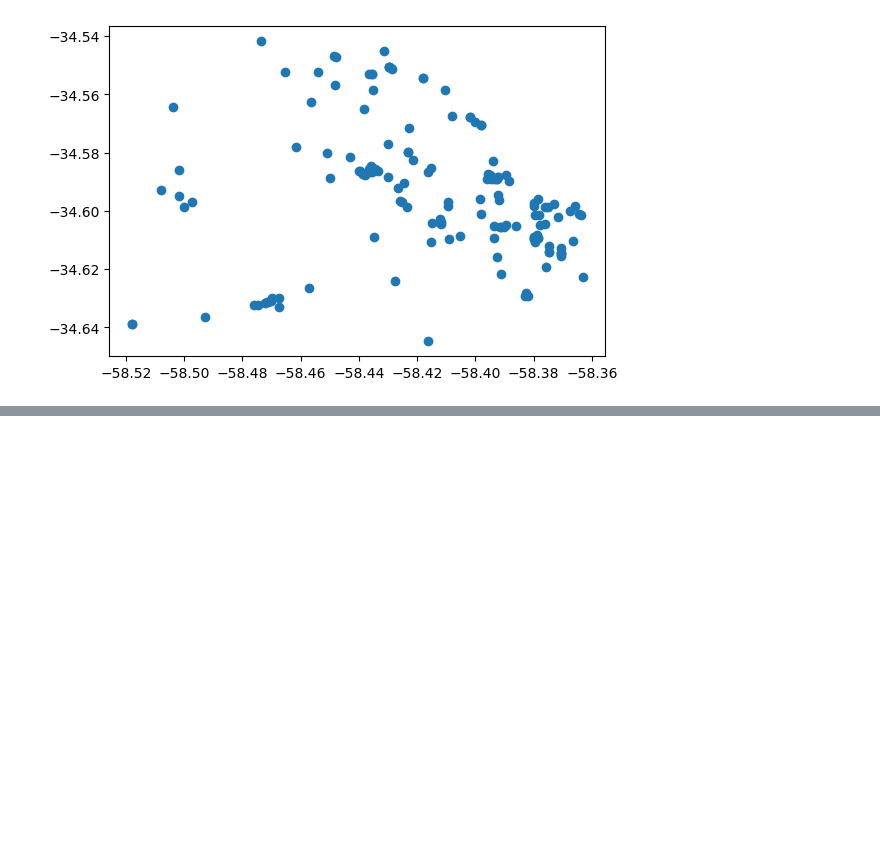
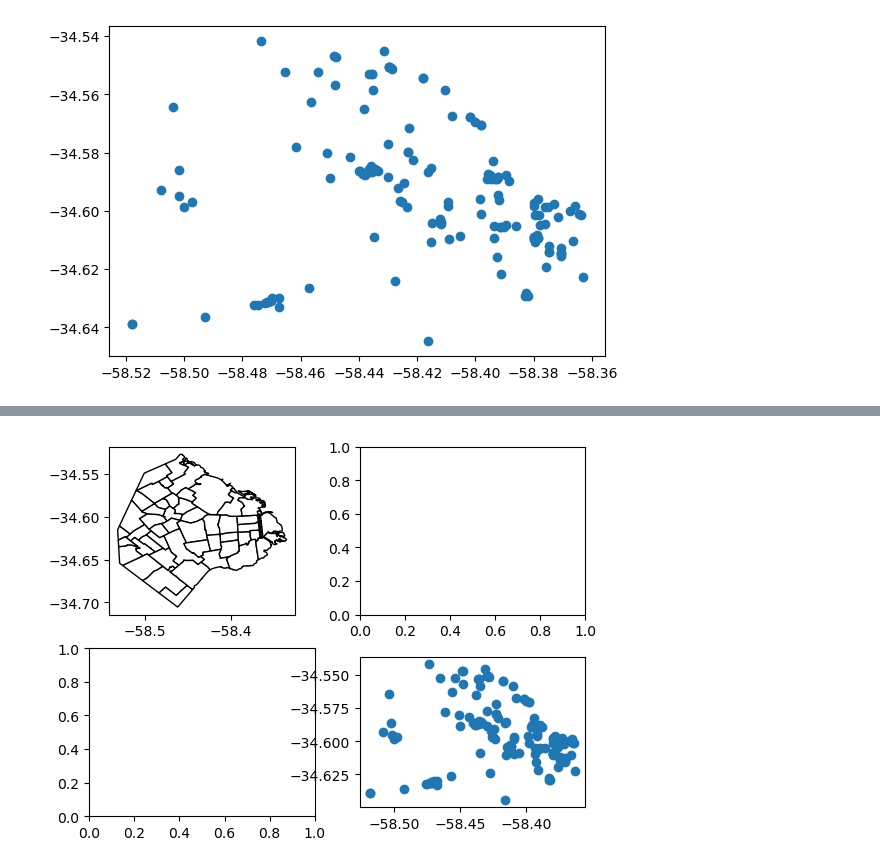
Before and after one commit to Facundo-Peloso/Practica-de-Clases, a Jupyter notebook: clase_07/dsad_2021/M1/CLASE_07_GeoPandas/Notebooks/clase7-mia.ipynb, the cells around one changed output, grey strips where cells are left out. Cells and saved outputs as stored; diff of their text form; code cells hidden in the pictures; blank space fills up the shorter version.

```diff
--- a/clase_07/dsad_2021/M1/CLASE_07_GeoPandas/Notebooks/clase7-mia.ipynb
+++ b/clase_07/dsad_2021/M1/CLASE_07_GeoPandas/Notebooks/clase7-mia.ipynb
@@ -17,0 +55,13 @@ geo_locales.plot()
+# %%
+#armame figura y ejes
+fig, ax = plt.subplots(2,2)
+#ejes con la misma escala
+#ax.set_aspect('equal')
+#dibuja geo barrios usando esos ejes, color blanco y borde negro
+geo_barrios.plot(ax=ax[0,0], color='white', edgecolor='black')
+#dibujo los locales en el mismo eje que barrios
+geo_locales.plot(ax=ax[1,1])
+#linea_a_geo.plot(ax=ax, color='red')
+plt.show();
+# %% [output]
+[figure, added]
```
Also changed, not shown: parts of 21 cells of this notebook.
